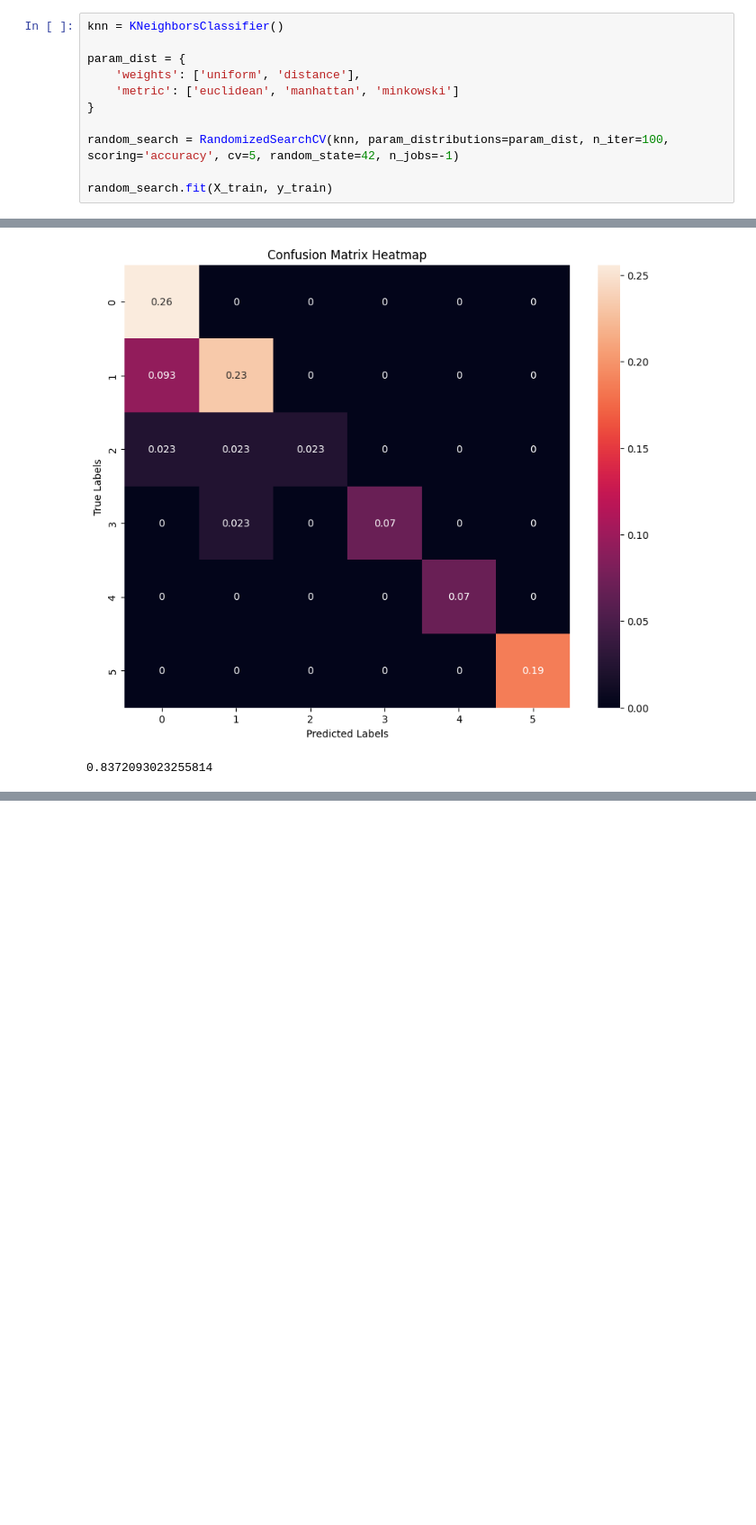
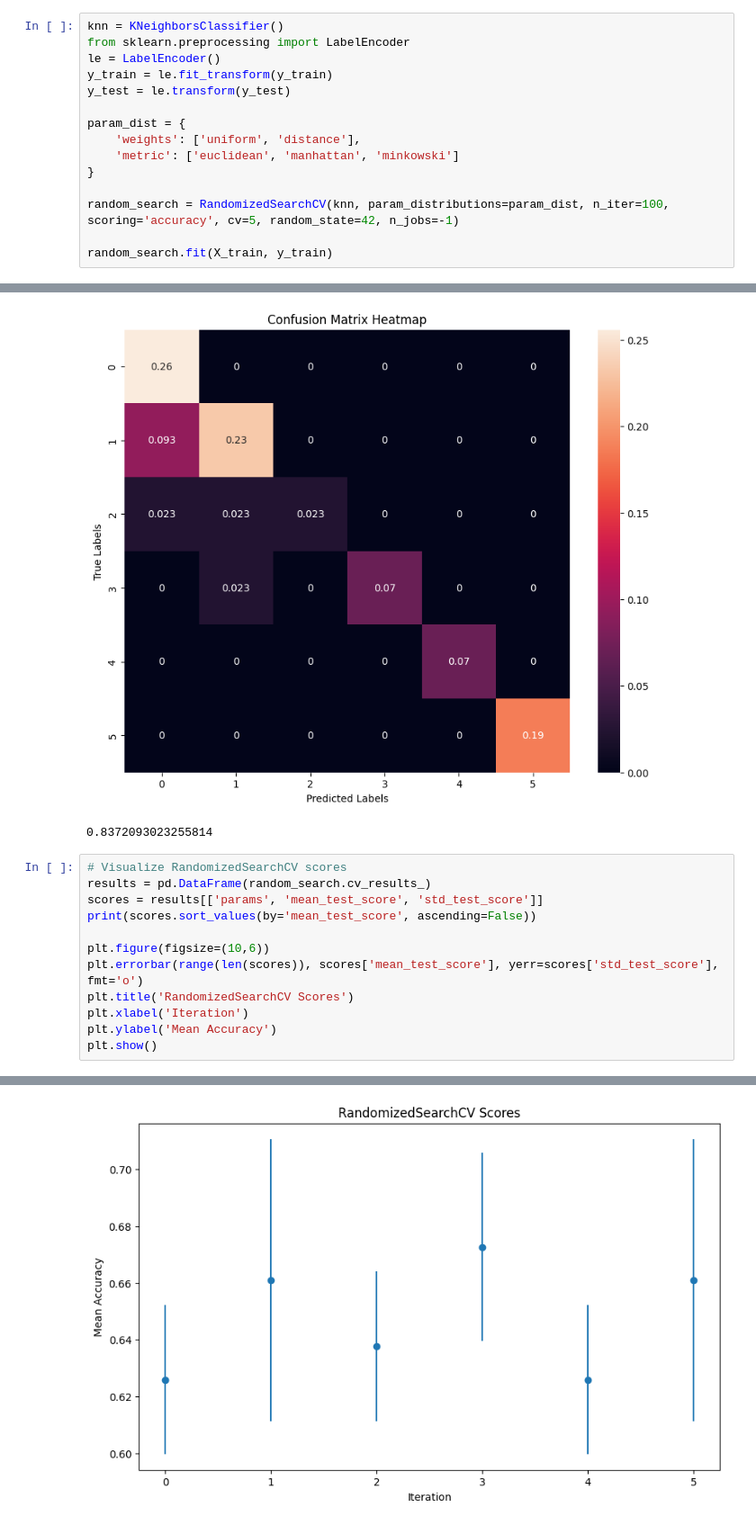
Before and after one commit to FirefoxSRV/GlassClassification, a Jupyter notebook: GlassClassification_KNN.ipynb, the cells around one changed output, grey strips where cells are left out. Shown at 90% size. Cells and saved outputs as stored; diff of their text form; blank space fills up the shorter version.

```diff
--- a/GlassClassification_KNN.ipynb
+++ b/GlassClassification_KNN.ipynb
@@ -58,6 +58,10 @@ X_train = scaler.fit_transform(X_train)
 X_test = scaler.transform(X_test)
 # %%
 knn = KNeighborsClassifier()
+from sklearn.preprocessing import LabelEncoder
+le = LabelEncoder()
+y_train = le.fit_transform(y_train)
+y_test = le.transform(y_test)
 
 param_dist = {
     'weights': ['uniform', 'distance'],
@@ -105,3 +109,16 @@ accuracy_score(y_test, y_pred)
 # %% [output]
 [figure]
 0.8372093023255814
+# %%
+# Visualize RandomizedSearchCV scores
+results = pd.DataFrame(random_search.cv_results_)
+scores = results[['params', 'mean_test_score', 'std_test_score']]
+print(scores.sort_values(by='mean_test_score', ascending=False))
+
+plt.figure(figsize=(10,6))
+plt.errorbar(range(len(scores)), scores['mean_test_score'], yerr=scores['std_test_score'], fmt='o')
+plt.title('RandomizedSearchCV Scores')
+plt.xlabel('Iteration')
+plt.ylabel('Mean Accuracy')
+plt.show()
+# %% [output]
@@ -107,0 +140 @@ accuracy_score(y_test, y_pred)
+[figure, added]
```
Also changed, not shown: parts of 4 cells of this notebook.
